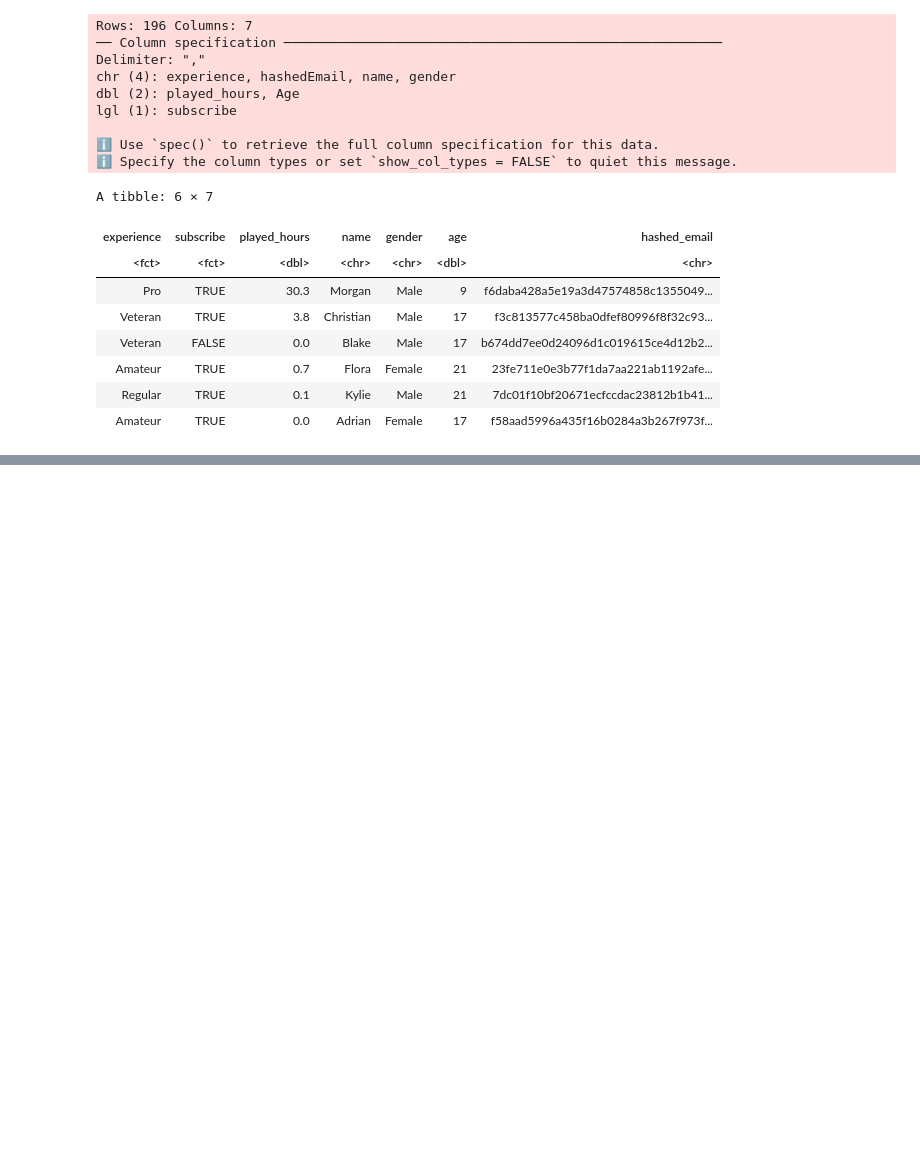
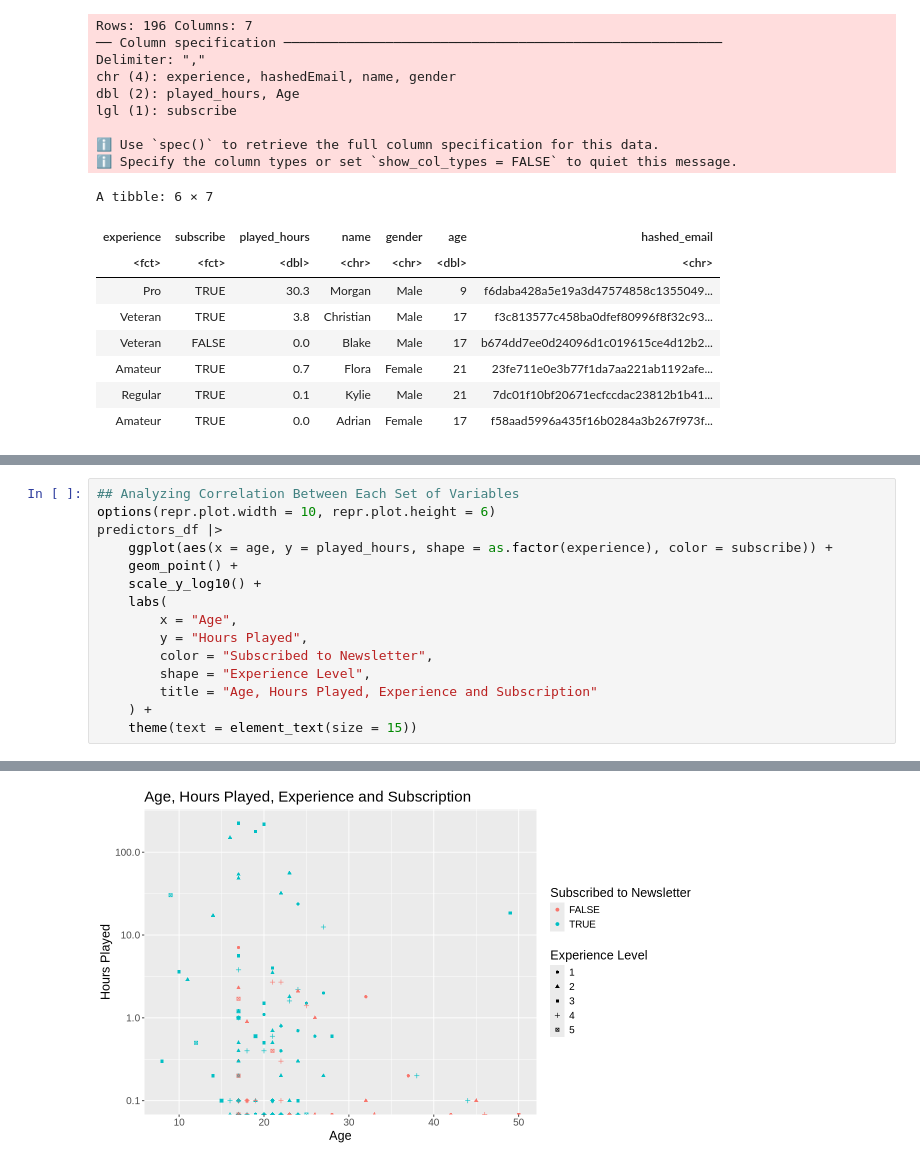
Before and after one commit to ccn4v4/group6_report, a Jupyter notebook: main.ipynb, the cells around one changed output, grey strips where cells are left out. Cells and saved outputs as stored; diff of their text form; blank space fills up the shorter version.

```diff
--- a/main.ipynb
+++ b/main.ipynb
@@ -142,0 +261,16 @@ A tibble: 2 × 3
+# %%
+## Analyzing Correlation Between Each Set of Variables
+options(repr.plot.width = 10, repr.plot.height = 6)
+predictors_df |>
+    ggplot(aes(x = age, y = played_hours, shape = as.factor(experience), color = subscribe)) +
+    geom_point() +
+    scale_y_log10() +
+    labs(
+        x = "Age",
+        y = "Hours Played",
+        color = "Subscribed to Newsletter",
+        shape = "Experience Level",
+        title = "Age, Hours Played, Experience and Subscription"
+    ) +
+    theme(text = element_text(size = 15))
+# %% [output]
@@ -142,0 +279 @@ A tibble: 2 × 3
+[figure, added]
```
Also changed, not shown: parts of 9 cells of this notebook.
